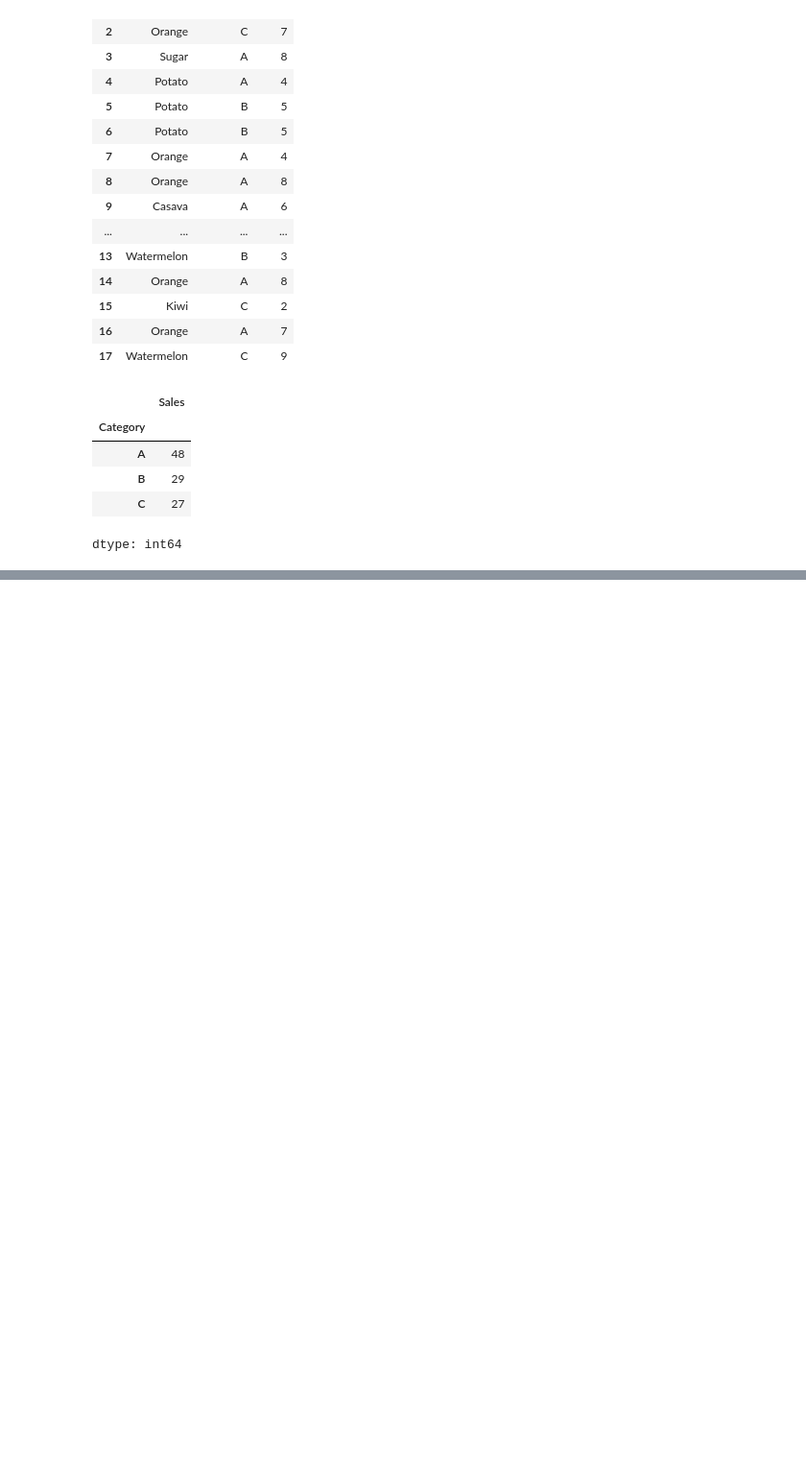
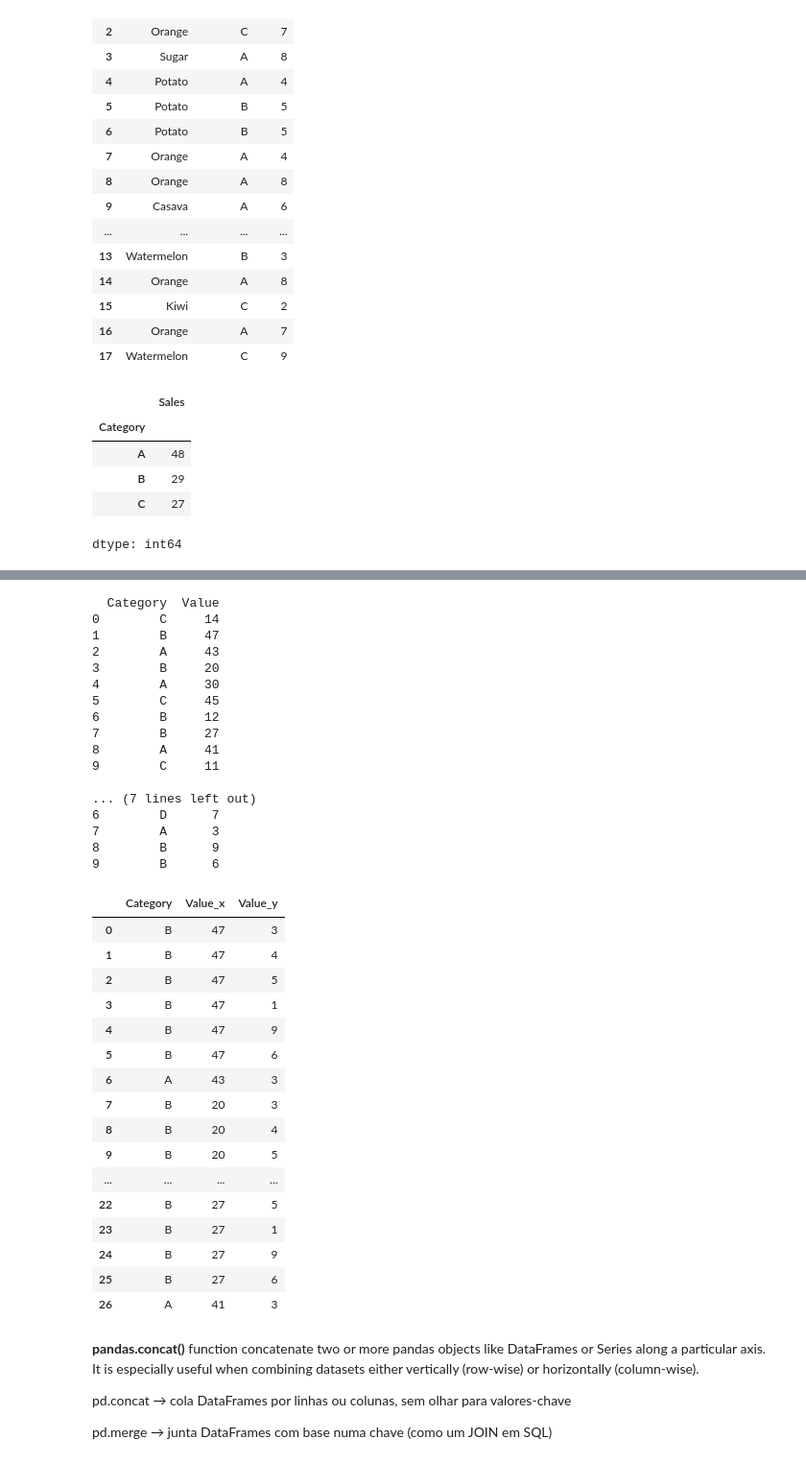
Before and after one commit to Jaimepelembe/Data_analyst_bootcamp_from_basics_to_advanced, a Jupyter notebook: S4_Data_Analysis/assignments/pandasasssignmentsSolution.ipynb, the cells around one changed output, grey strips where cells are left out. Shown at 96% size. Drawn from its saved outputs; the diff is of its cells as text; code cells hidden in the pictures; blank space fills up the shorter version.

```diff
--- a/S4_Data_Analysis/assignments/pandasasssignmentsSolution.ipynb
+++ b/S4_Data_Analysis/assignments/pandasasssignmentsSolution.ipynb
@@ -271,0 +267,6 @@ dtype: int64
+# %%
+#1. Create two Pandas DataFrames with a common column. Merge the DataFrames using the common column.
+
+dataFrame8=pd.DataFrame(np.random.choice(["A","B","D"],size=(10,1)),columns=["Category"])
+dataFrame8["Value"]=pd.DataFrame(np.random.randint(1,10, size=(10,1)))
+dataFrame8
@@ -271,0 +285,48 @@ dtype: int64
+# %%
+#Merge the data frames
+mergedDataFrame=pd.merge(dataFrame6,dataFrame8,on="Category",how="inner") #Merge faz o producto cartesiano para cada categoria comum. Exemplo com a categoria B, DF1 tem 4 linhas com B e DF2 tem 6 linhas com B logo 4*6 =24
+print(dataFrame6,"\n")
+print(dataFrame8,"\n")
+
+mergedDataFrame
+# %% [output]
+  Category  Value
+0        C     14
+1        B     47
+2        A     43
+3        B     20
+4        A     30
+5        C     45
+6        B     12
+7        B     27
+8        A     41
+9        C     11
+
+... (7 lines left out)
+6        D      7
+7        A      3
+8        B      9
+9        B      6
+|  | Category | Value_x | Value_y |
+| 0 | B | 47 | 3 |
+| 1 | B | 47 | 4 |
+| 2 | B | 47 | 5 |
+| 3 | B | 47 | 1 |
+| 4 | B | 47 | 9 |
+| 5 | B | 47 | 6 |
+| 6 | A | 43 | 3 |
+| 7 | B | 20 | 3 |
+| 8 | B | 20 | 4 |
+| 9 | B | 20 | 5 |
+| ... | ... | ... | ... |
+| 22 | B | 27 | 5 |
+| 23 | B | 27 | 1 |
+| 24 | B | 27 | 9 |
+| 25 | B | 27 | 6 |
+| 26 | A | 41 | 3 |
+# %% [markdown]
+**pandas.concat()** function concatenate two or more pandas objects like DataFrames or Series along a particular axis. It is especially useful when combining datasets either vertically (row-wise) or horizontally (column-wise).
+
+pd.concat → cola DataFrames por linhas ou colunas, sem olhar para valores-chave
+
+pd.merge → junta DataFrames com base numa chave (como um JOIN em SQL)
```
Also changed, not shown: parts of 8 cells of this notebook.
